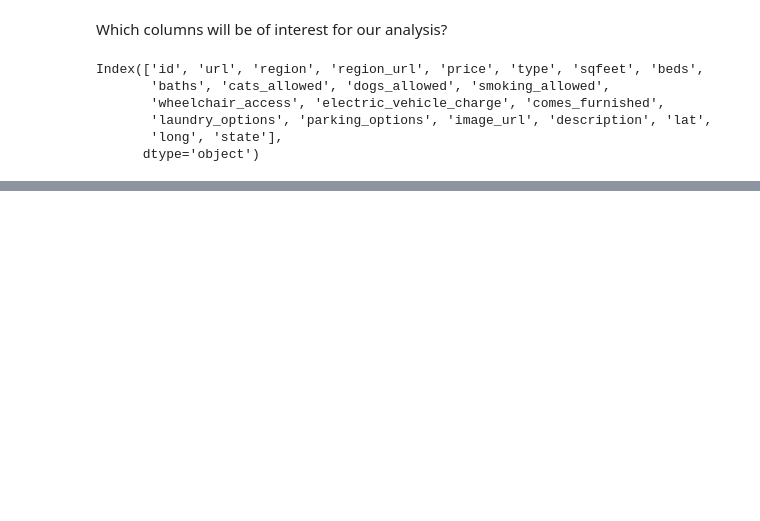
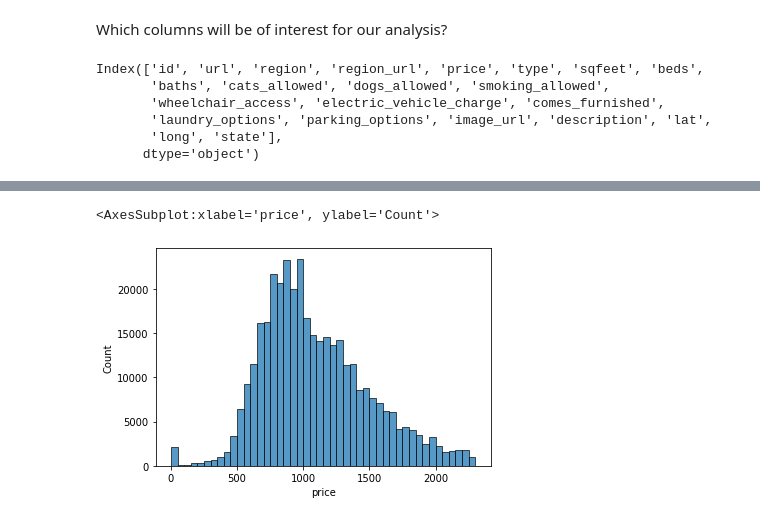
Before and after one commit to moferg/usa-housing-analysis, a Jupyter notebook: usa_housing_analysis.ipynb, the cells around one changed output, grey strips where cells are left out. Drawn from its saved outputs; the diff is of its cells as text; code cells hidden in the pictures; blank space fills up the shorter version.

```diff
--- a/usa_housing_analysis.ipynb
+++ b/usa_housing_analysis.ipynb
@@ -102,0 +188,5 @@ df_trimmed.to_csv('data\housing_trimmed.csv')
+# %%
+sns.histplot(df_no_outliers.price, binwidth=50)
+# %% [output]
+<AxesSubplot:xlabel='price', ylabel='Count'>
+[figure, added]
```
Also changed, not shown: parts of 16 cells of this notebook.
